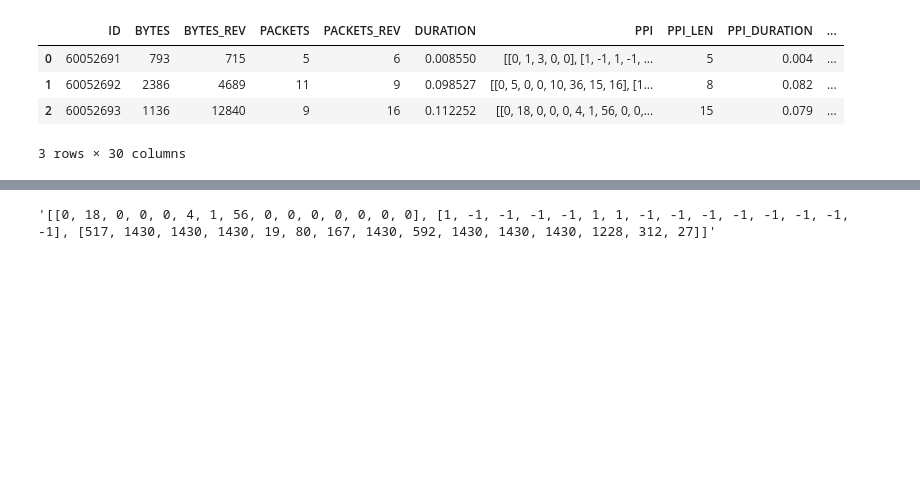
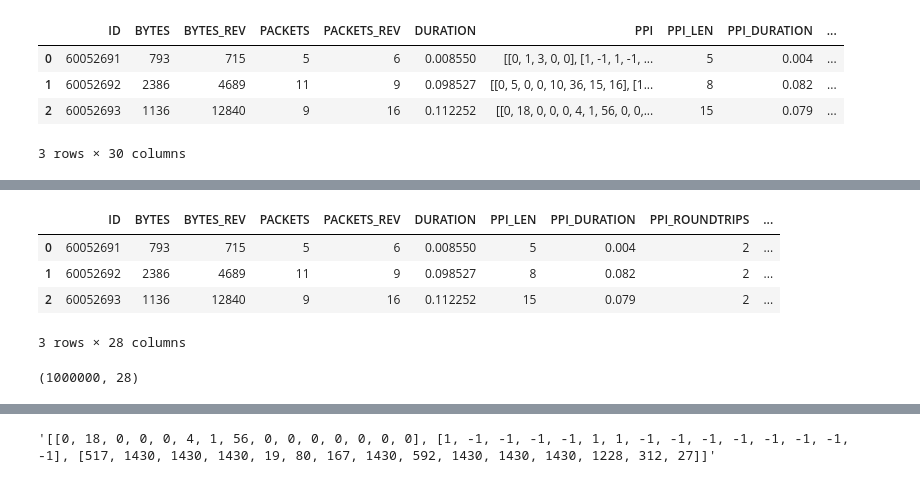
Before and after one commit to MinyaevAndrey/cesnet-tcexamples, a Jupyter notebook: notebooks/example_evaluation.ipynb, the cells around one changed output, grey strips where cells are left out. Drawn from its saved outputs; the diff is of its cells as text; code cells hidden in the pictures; blank space fills up the shorter version.

```diff
--- a/notebooks/example_evaluation.ipynb
+++ b/notebooks/example_evaluation.ipynb
@@ -324,0 +283,14 @@ df.head(3)
+# %%
+df = df.drop('PPI', axis=1)
+df = df.drop('CATEGORY', axis=1)
+df.head(3)
+# %% [output]
+|  | ID | BYTES | BYTES_REV | PACKETS | PACKETS_REV | DURATION | PPI_LEN | PPI_DURATION | PPI_ROUNDTRIPS | ... |
+| 0 | 60052691 | 793 | 715 | 5 | 6 | 0.008550 | 5 | 0.004 | 2 | ... |
+| 1 | 60052692 | 2386 | 4689 | 11 | 9 | 0.098527 | 8 | 0.082 | 2 | ... |
+| 2 | 60052693 | 1136 | 12840 | 9 | 16 | 0.112252 | 15 | 0.079 | 2 | ... |
+3 rows × 28 columns
+# %%
+df.shape
+# %% [output]
+(1000000, 28)
```
Also changed, not shown: parts of 23 cells of this notebook.
